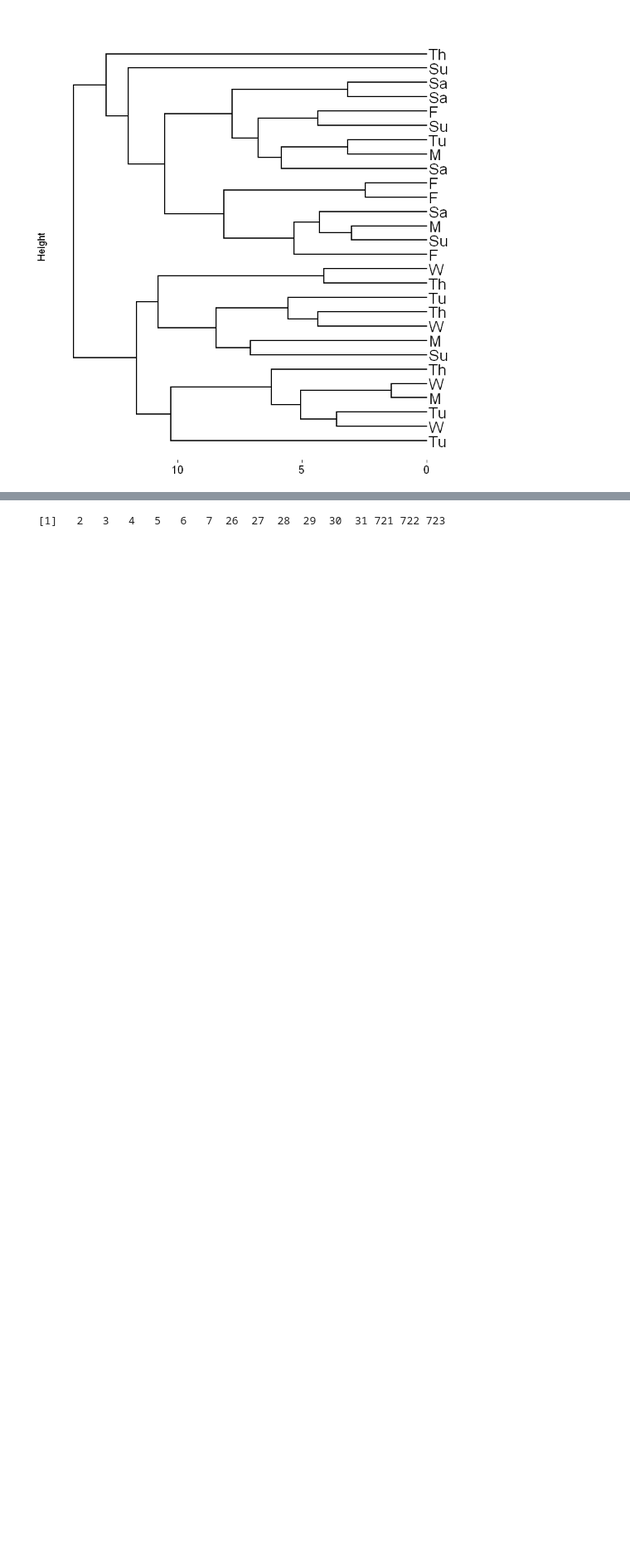
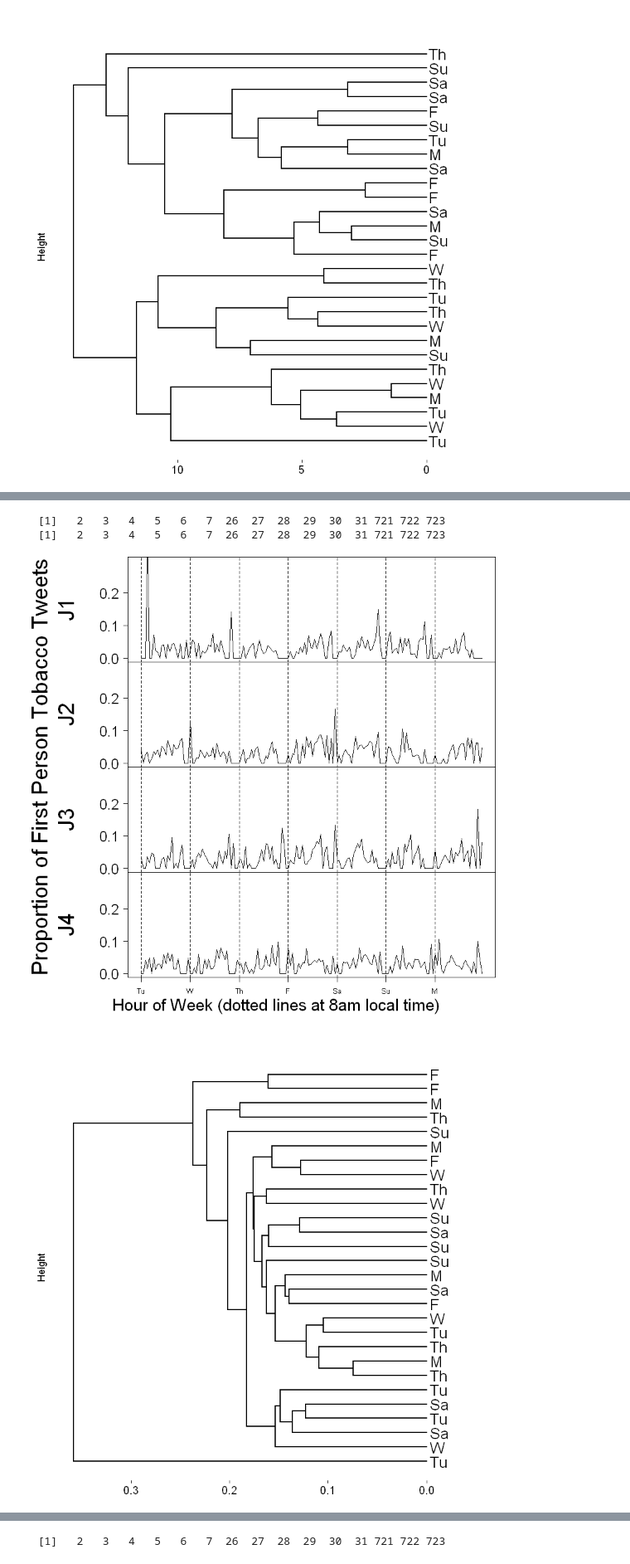
Before and after one commit to tj2huang/nyu-research, a Jupyter notebook: notebooks/tobacco-plot.ipynb, the cells around one changed output, grey strips where cells are left out. Shown at 83% size. Cells and saved outputs as stored; diff of their text form; code cells hidden in the pictures; blank space fills up the shorter version.

Commit message:
added september plots

```diff
--- a/notebooks/tobacco-plot.ipynb
+++ b/notebooks/tobacco-plot.ipynb
@@ -98,12 +98,12 @@ head(time_index_6(tot))
 # %% [markdown]
 First we plot and cluster the hourly sampled series for present, current, and shisha, as absolute number of tweets per hour.
 # %%
-plot_all <- function(fcsv, plot_max){
+plot_all <- function(fcsv, plot_max, date_range=33:(672+32) ){
     j_tob <- read.csv(fcsv)
     pres <- j_tob[c(1,2,3)]
     tot <- j_tob[c(1,2,4)]
     new <- preprocessing_df(pres, tot)
-    ts_pres <- ts((new$series)[33:(672+32)], frequency=24)
+    ts_pres <- ts((new$series)[date_range], frequency=24)
     pres.1 = as.numeric(window(ts_pres, start=c(1, 1), end= c(7, 24)))
     pres.2 = as.numeric(window(ts_pres, start=c(8, 1), end= c(14, 24)))
     pres.3 = as.numeric(window(ts_pres, start=c(15, 1), end= c(21, 24)))
@@ -179,12 +179,12 @@ plot_all('c:/users/tom/documents/nyu-test/tob-run/june/summary/summary/shisha.cs
 # %% [markdown]
 Now we do the same thing but group into 6 hours periods (12am-5am, 6am-11am, 12pm-5pm, 6pm-11pm, inclusive)
 # %%
-plot_6hour <- function(fcsv, plot_max){
+plot_6hour <- function(fcsv, plot_max, date_range=5:(4*28+5)){
     j_tob <- read.csv(fcsv)
     pres <- j_tob[c(1,2,3)]
     tot <- j_tob[c(1,2,4)]
     new <- preprocessing_df_6(pres, tot)
-    ts_pres <- ts((new$series)[5:(4*28+5)], frequency=4)
+    ts_pres <- ts((new$series)[date_range], frequency=4)
     pres.1 = as.numeric(window(ts_pres, start=c(1, 1), end= c(7, 4)))
     pres.2 = as.numeric(window(ts_pres, start=c(8, 1), end= c(14, 4)))
     pres.3 = as.numeric(window(ts_pres, start=c(15, 1), end= c(21, 4)))
@@ -265,0 +268,63 @@ integer(0)
+# %%
+plot_prop <- function(scsv, fcsv, plot_max, date_range=33:(672+32)){
+    j_shi <- read.csv(scsv)
+    j_tob <- read.csv(fcsv)
+    pres <- j_tob[c(1,2,3)]
+    tot <- j_tob[c(1,2,4)]
+    shi <- j_shi[c(1,2,3)]
+    new <- preprocessing_df(pres, tot)
+    new_shi <- preprocessing_df(shi, tot)
+    ts_pres <- ts((new_shi$series/new$series)[date_range], frequency=24)
+    pres.1 = as.numeric(window(ts_pres, start=c(1, 1), end= c(7, 24)))
+    pres.2 = as.numeric(window(ts_pres, start=c(8, 1), end= c(14, 24)))
+    pres.3 = as.numeric(window(ts_pres, start=c(15, 1), end= c(21, 24)))
+    pres.4 = as.numeric(window(ts_pres, start=c(22, 1), end= c(28, 24)))
+    abs_tob = data.frame(pres.1, pres.2, pres.3, pres.4)
+    plot_weeks <- function(ts){
+    #     week_names = c('June 2-8', 'June 9-15', 'June 16-22', 'June 23-29', 'Sept 1-7', 'Sept 8-14', 'Sept 15-21', 'Sept 22-28')
+        week_names = c('J1', 'J2', 'J3', 'J4')
+    par(mfrow=c(4,1))
+    # outer margin
+    par(oma = c(5, 3, 0, 0))
+
+    shade_color <- rgb(0, 0, 190, alpha=50, maxColorValue=255)
+    for (col in 1:4){
+        # remove space for x-axis
+        par(mar = c(0, 8, 0, 0))
+        yrange = c(0, plot_max)
+        plot(ts[, col], type='l', xaxt='n', ylim=yrange, yaxt='n', ylab='')
+        title(cex.lab =3, ylab=week_names[col], line=6)
+        axis(2, at=c(0, plot_max /3, 2*plot_max /3), las = 1, cex.axis=2)
+        abline(v=seq(1, 168, by=24), lty=2)
+
+    }
+
+mtext('Proportion of First Person Tobacco Tweets', cex=2, side = 2, outer = TRUE, line = 1)
+mtext('Hour of Week (dotted lines at 8am local time)', cex=1.5, side = 1, outer = TRUE, line = 3)
+axis(1, labels = c('Tu', 'W', 'Th', 'F', 'Sa', 'Su', 'M'), at=seq(1, 168, by=24), outer=TRUE)
+
+
+}
+    plot_weeks(abs_tob)
+
+    # dendogram
+    weekdays = rep(c('Tu', 'W' ,'Th', 'F', 'Sa', 'Su', 'M'), 4)
+    june_days = split_by_day(ts_pres)
+    colnames(june_days)=weekdays
+    dist = diss(june_days, METHOD = 'EUCL')
+    c = agnes(dist, diss=TRUE)
+    euc_dend <-function(){
+    fviz_dend(c, rect=TRUE, main='', ylab='', xlab='Height',
+              las=1, cex=1.2, cex.lab=1.5, horiz=TRUE)
+        #mtext( text='Day of Week', side=2, cex=1.5)
+    }
+    euc_dend()
+
+}
+plot_prop('c:/users/tom/documents/nyu-test/tob-run/june/summary/summary/shisha.csv',
+          'c:/users/tom/documents/nyu-test/tob-run/june/summary/summary/fp.csv', 0.3)
+# %% [output]
+ [1]   2   3   4   5   6   7  26  27  28  29  30  31 721 722 723
+ [1]   2   3   4   5   6   7  26  27  28  29  30  31 721 722 723
+[figure, added]
+[figure, added]
```
Also changed, not shown: parts of 20 cells of this notebook.
